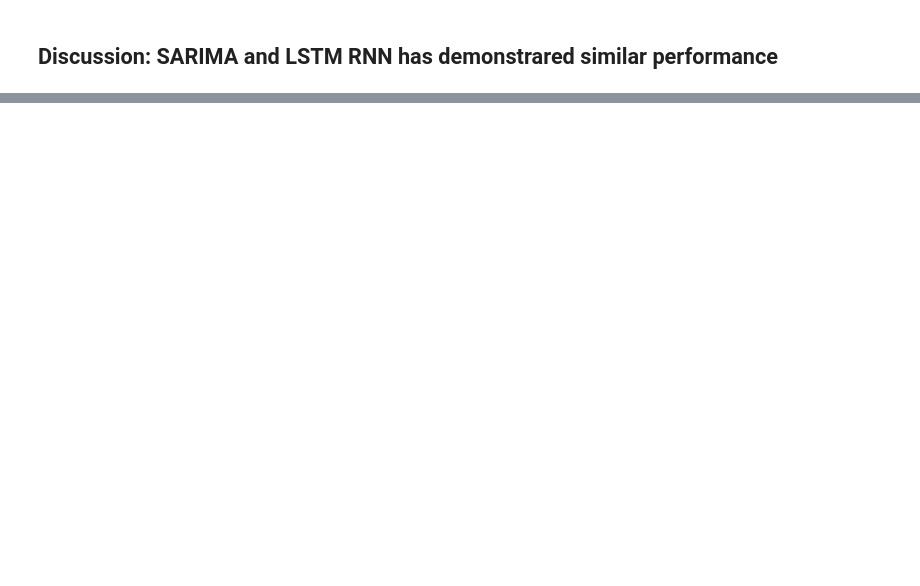
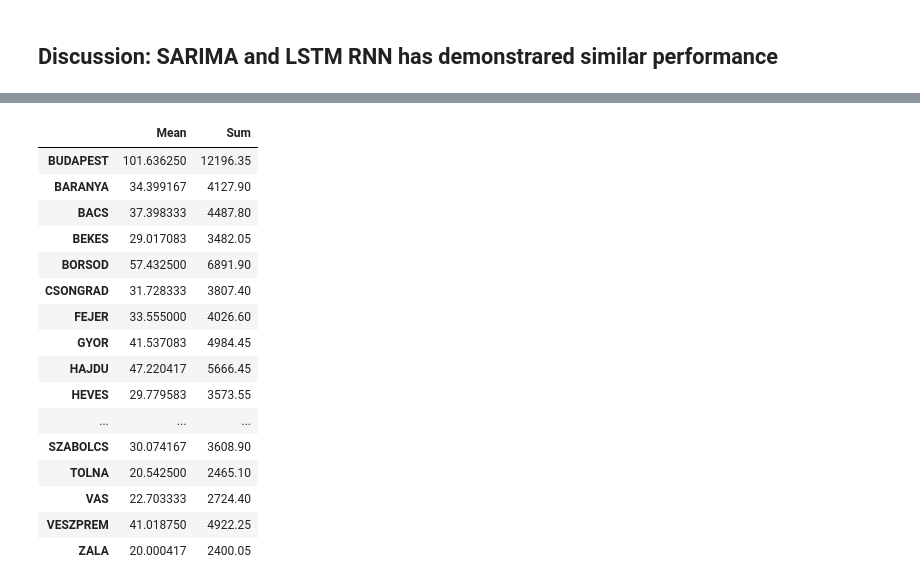
Before and after one commit to ArtemRamus/Hungarian-Chickenpox-Cases-Prediction, a Jupyter notebook: Hungarian_Chickenpox_Cases_Data_Set.ipynb, the cells around one changed output, grey strips where cells are left out. Drawn from its saved outputs; the diff is of its cells as text; code cells hidden in the pictures; blank space fills up the shorter version.

```diff
--- a/Hungarian_Chickenpox_Cases_Data_Set.ipynb
+++ b/Hungarian_Chickenpox_Cases_Data_Set.ipynb
@@ -649,0 +687,27 @@ ax.set(xlabel=xlabel, ylabel=ylabel);
+# %%
+# counting cumulative cases and mean for the period
+df_sum = df_areas.sum(axis=0)
+df_mean = df_areas.mean(axis=0)
+
+df_areas_metadata = pd.DataFrame(df_mean,columns=['Mean'])
+df_areas_metadata['Sum'] = df_sum
+
+df_areas_metadata
+# %% [output]
+|  | Mean | Sum |
+| BUDAPEST | 101.636250 | 12196.35 |
+| BARANYA | 34.399167 | 4127.90 |
+| BACS | 37.398333 | 4487.80 |
+| BEKES | 29.017083 | 3482.05 |
+| BORSOD | 57.432500 | 6891.90 |
+| CSONGRAD | 31.728333 | 3807.40 |
+| FEJER | 33.555000 | 4026.60 |
+| GYOR | 41.537083 | 4984.45 |
+| HAJDU | 47.220417 | 5666.45 |
+| HEVES | 29.779583 | 3573.55 |
+| ... | ... | ... |
+| SZABOLCS | 30.074167 | 3608.90 |
+| TOLNA | 20.542500 | 2465.10 |
+| VAS | 22.703333 | 2724.40 |
+| VESZPREM | 41.018750 | 4922.25 |
+| ZALA | 20.000417 | 2400.05 |
```
Also changed, not shown: parts of 19 cells of this notebook.
